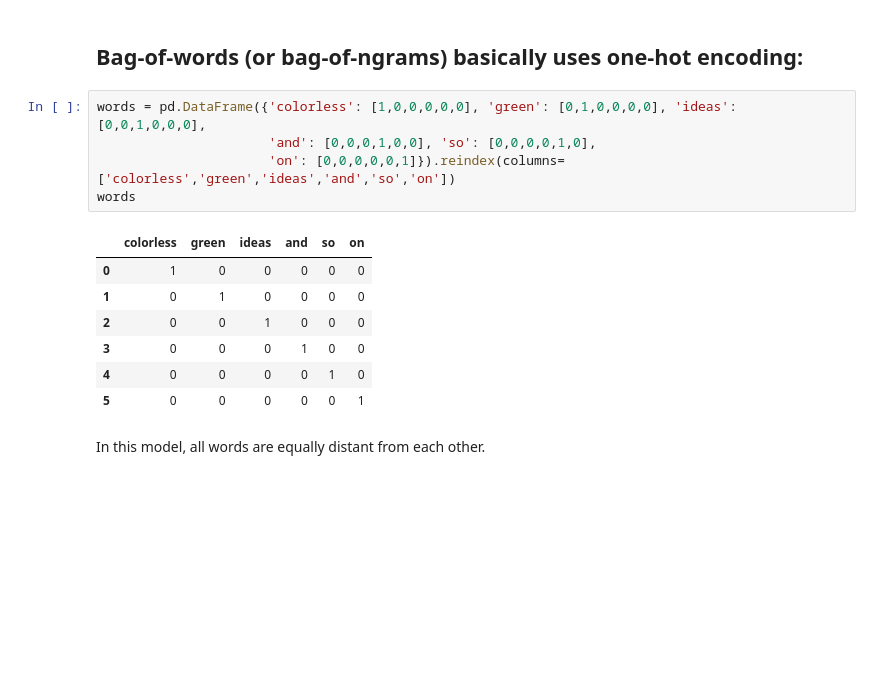
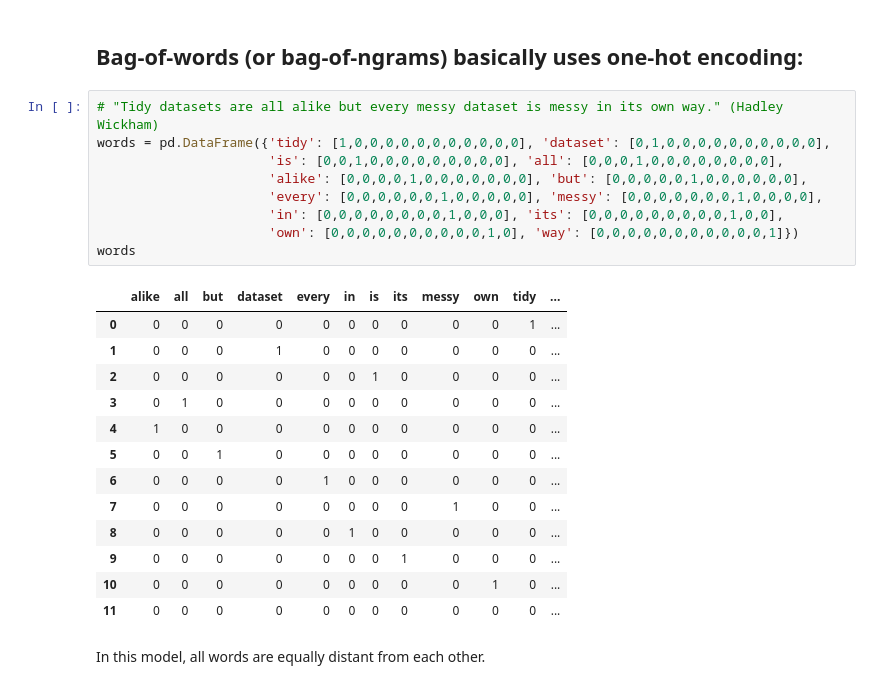
Before and after one commit to skeydan/sentiment_imdb, a Jupyter notebook: SentimentAnalysisIMDB.ipynb, the cells around one changed output. Saved outputs shown, nothing was run; the diff lists cells and outputs as text; blank space fills up the shorter version.

```diff
--- a/SentimentAnalysisIMDB.ipynb
+++ b/SentimentAnalysisIMDB.ipynb
@@ -376,19 +364,29 @@ word_importances_bigrams[-11:-1]
 # Beyond word counts: Word embeddings
 # %% [markdown]
 ## Bag-of-words (or bag-of-ngrams) basically uses one-hot encoding:
-# %%
-words = pd.DataFrame({'colorless': [1,0,0,0,0,0], 'green': [0,1,0,0,0,0], 'ideas': [0,0,1,0,0,0],
-                      'and': [0,0,0,1,0,0], 'so': [0,0,0,0,1,0],
-                      'on': [0,0,0,0,0,1]}).reindex(columns=['colorless','green','ideas','and','so','on'])
-words
-# %% [output]
-|  | colorless | green | ideas | and | so | on |
-| 0 | 1 | 0 | 0 | 0 | 0 | 0 |
-| 1 | 0 | 1 | 0 | 0 | 0 | 0 |
-| 2 | 0 | 0 | 1 | 0 | 0 | 0 |
-| 3 | 0 | 0 | 0 | 1 | 0 | 0 |
-| 4 | 0 | 0 | 0 | 0 | 1 | 0 |
-| 5 | 0 | 0 | 0 | 0 | 0 | 1 |
+# %%
+# "Tidy datasets are all alike but every messy dataset is messy in its own way." (Hadley Wickham)
+words = pd.DataFrame({'tidy': [1,0,0,0,0,0,0,0,0,0,0,0], 'dataset': [0,1,0,0,0,0,0,0,0,0,0,0],
+                      'is': [0,0,1,0,0,0,0,0,0,0,0,0], 'all': [0,0,0,1,0,0,0,0,0,0,0,0],
+                      'alike': [0,0,0,0,1,0,0,0,0,0,0,0], 'but': [0,0,0,0,0,1,0,0,0,0,0,0],
+                      'every': [0,0,0,0,0,0,1,0,0,0,0,0], 'messy': [0,0,0,0,0,0,0,1,0,0,0,0],
+                      'in': [0,0,0,0,0,0,0,0,1,0,0,0], 'its': [0,0,0,0,0,0,0,0,0,1,0,0],
+                      'own': [0,0,0,0,0,0,0,0,0,0,1,0], 'way': [0,0,0,0,0,0,0,0,0,0,0,1]})
+words
+# %% [output]
+|  | alike | all | but | dataset | every | in | is | its | messy | own | tidy | ... |
+| 0 | 0 | 0 | 0 | 0 | 0 | 0 | 0 | 0 | 0 | 0 | 1 | ... |
+| 1 | 0 | 0 | 0 | 1 | 0 | 0 | 0 | 0 | 0 | 0 | 0 | ... |
+| 2 | 0 | 0 | 0 | 0 | 0 | 0 | 1 | 0 | 0 | 0 | 0 | ... |
+| 3 | 0 | 1 | 0 | 0 | 0 | 0 | 0 | 0 | 0 | 0 | 0 | ... |
+| 4 | 1 | 0 | 0 | 0 | 0 | 0 | 0 | 0 | 0 | 0 | 0 | ... |
+| 5 | 0 | 0 | 1 | 0 | 0 | 0 | 0 | 0 | 0 | 0 | 0 | ... |
+| 6 | 0 | 0 | 0 | 0 | 1 | 0 | 0 | 0 | 0 | 0 | 0 | ... |
+| 7 | 0 | 0 | 0 | 0 | 0 | 0 | 0 | 0 | 1 | 0 | 0 | ... |
+| 8 | 0 | 0 | 0 | 0 | 0 | 1 | 0 | 0 | 0 | 0 | 0 | ... |
+| 9 | 0 | 0 | 0 | 0 | 0 | 0 | 0 | 1 | 0 | 0 | 0 | ... |
+| 10 | 0 | 0 | 0 | 0 | 0 | 0 | 0 | 0 | 0 | 1 | 0 | ... |
+| 11 | 0 | 0 | 0 | 0 | 0 | 0 | 0 | 0 | 0 | 0 | 0 | ... |
 # %% [markdown]
 In this model, all words are equally distant from each other.
 # %% [markdown]
```
Also changed, not shown: parts of 23 cells of this notebook.
